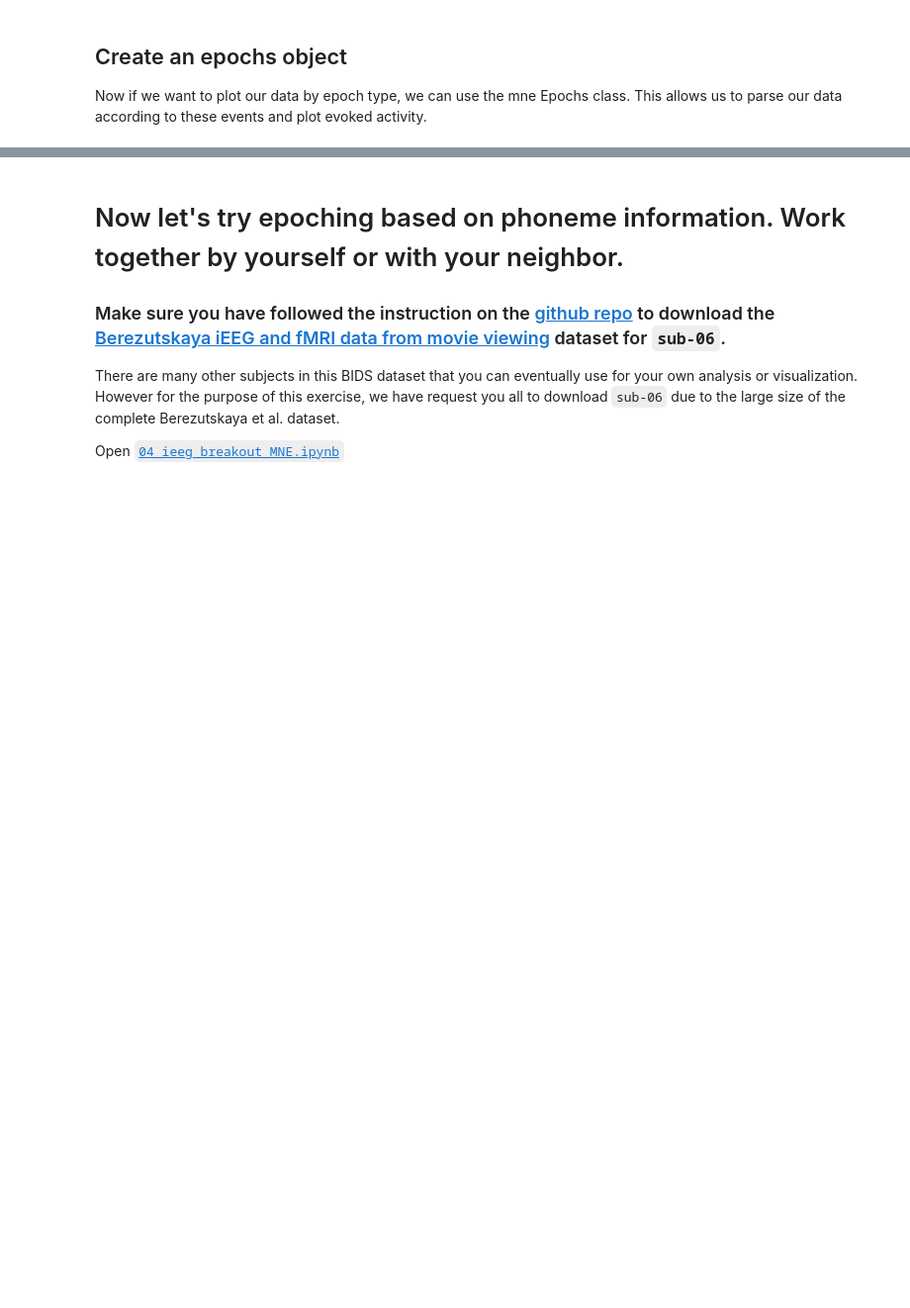
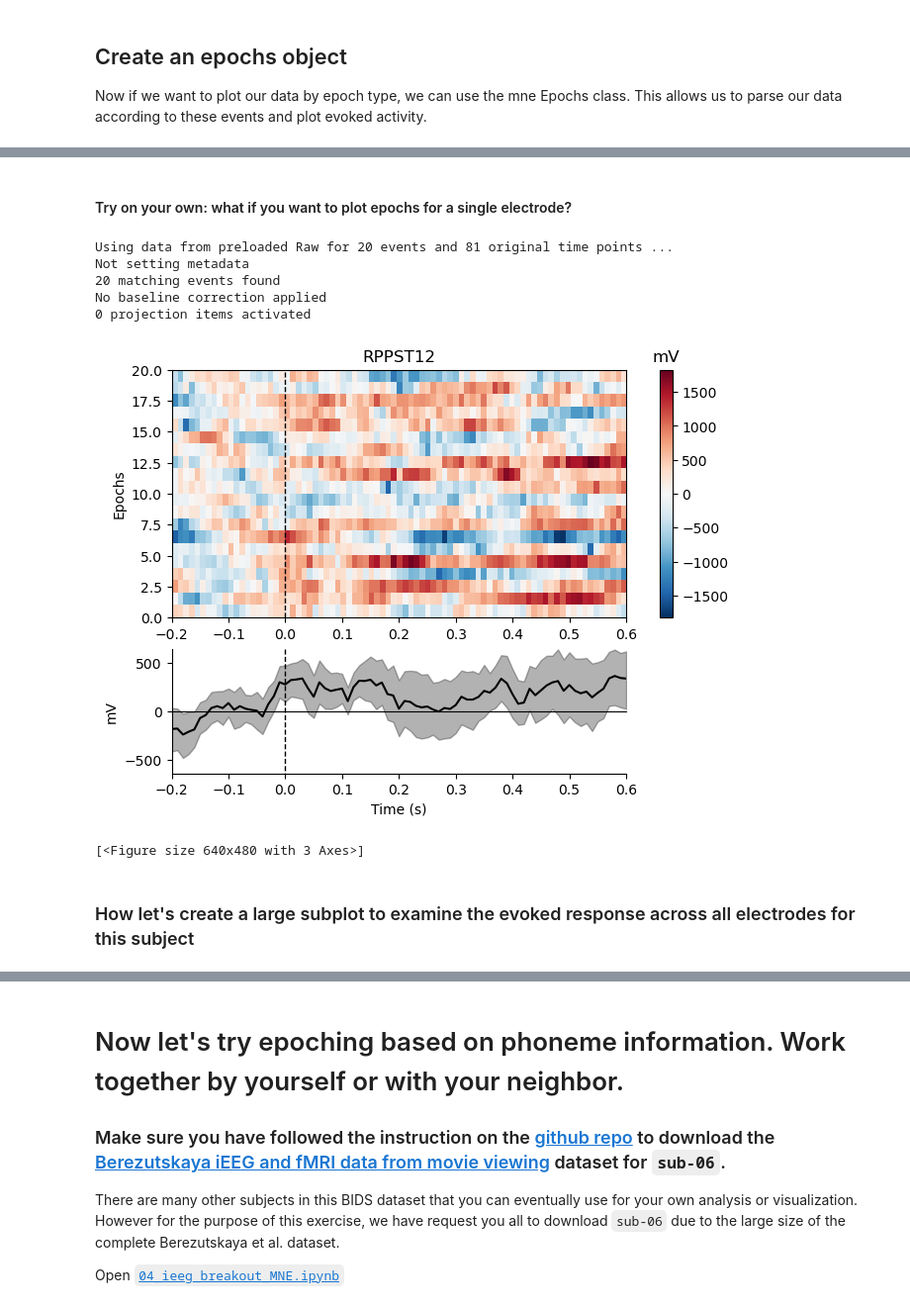
Before and after one commit to maansidesai/WIRED-2024-Paris, a Jupyter notebook: notebooks/02_ieeg_preprocessing_MNE_epochs.ipynb, the cells around one changed output, grey strips where cells are left out. Shown at 99% size. Saved outputs shown, nothing was run; the diff lists cells and outputs as text; code cells hidden in the pictures; blank space fills up the shorter version.

Commit message:
exercises throughout 01 and 02 alongside extra challenges for high gamma extraction. 03 notebook for optional visualization has brain plots to reflect high gamma activity to sentence listening

```diff
--- a/notebooks/02_ieeg_preprocessing_MNE_epochs.ipynb
+++ b/notebooks/02_ieeg_preprocessing_MNE_epochs.ipynb
@@ -162,9 +279,19 @@ epochs.plot_image(combine='mean');
+# %% [markdown]
+#### Try on your own: what if you want to plot epochs for a single electrode?
 # %%
-# What about plotting a particular electrode? This is one that
-# appears to be on the STG based on the image above
-ch_name = hgdat.info['ch_names'][49]
-print(f'plotting channel for {ch_name}')
-epochs.plot_image(picks=[hgdat.info['ch_names'][49]]);
+# What if you want to plot epochs for a single electrode? Then plot the epoch using epochs.plot_image()
+
+### YOUR CODE HERE ###
+# %% [output]
+Using data from preloaded Raw for 20 events and 81 original time points ...
+Not setting metadata
+20 matching events found
+No baseline correction applied
+0 projection items activated
+[figure, added]
+[<Figure size 640x480 with 3 Axes>]
+# %% [markdown]
+### How let's create a large subplot to examine the evoked response across all electrodes for this subject
 # %%
 def plot_epochs(epochs, nchans, ch_names, color='b', label='spkr', show=True, vmin_max=None):
     '''
```
Also changed, not shown: parts of 11 cells of this notebook, 3 other files.
